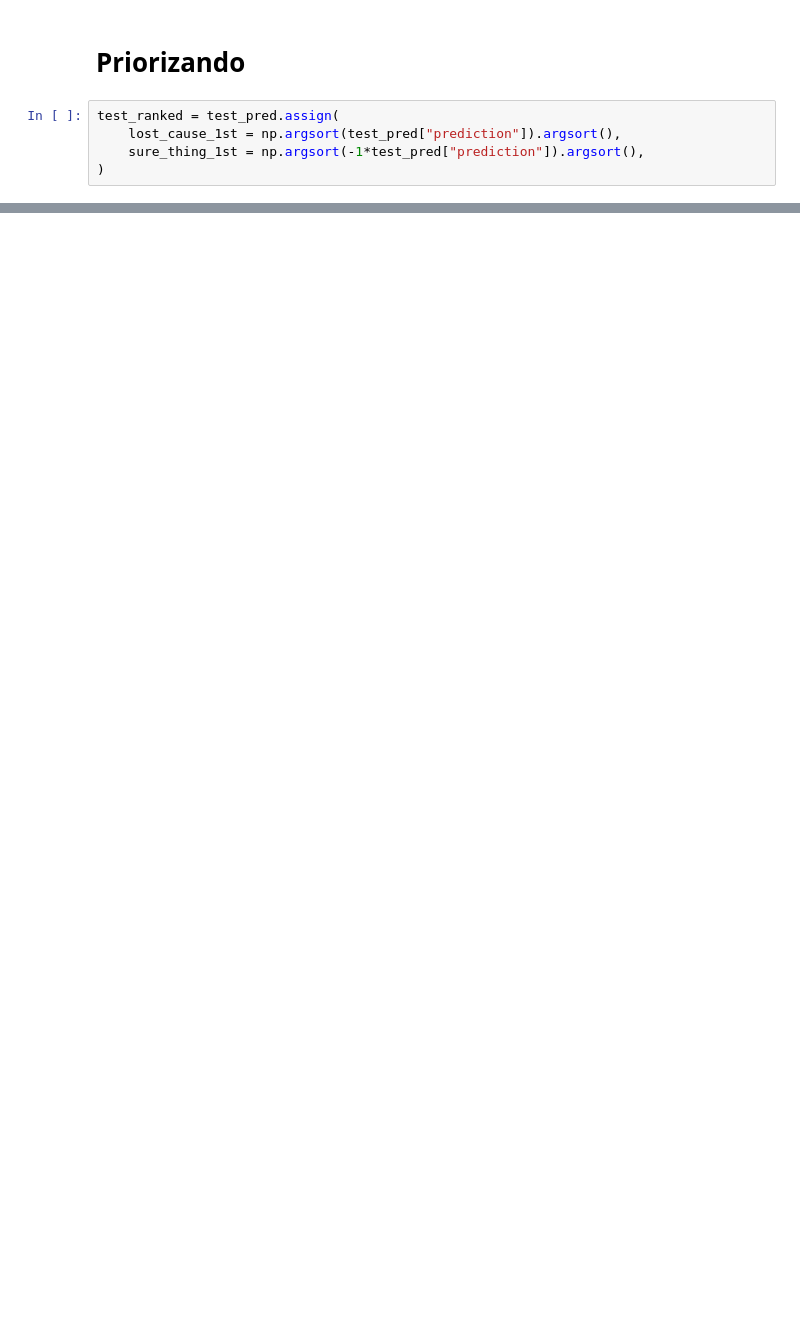
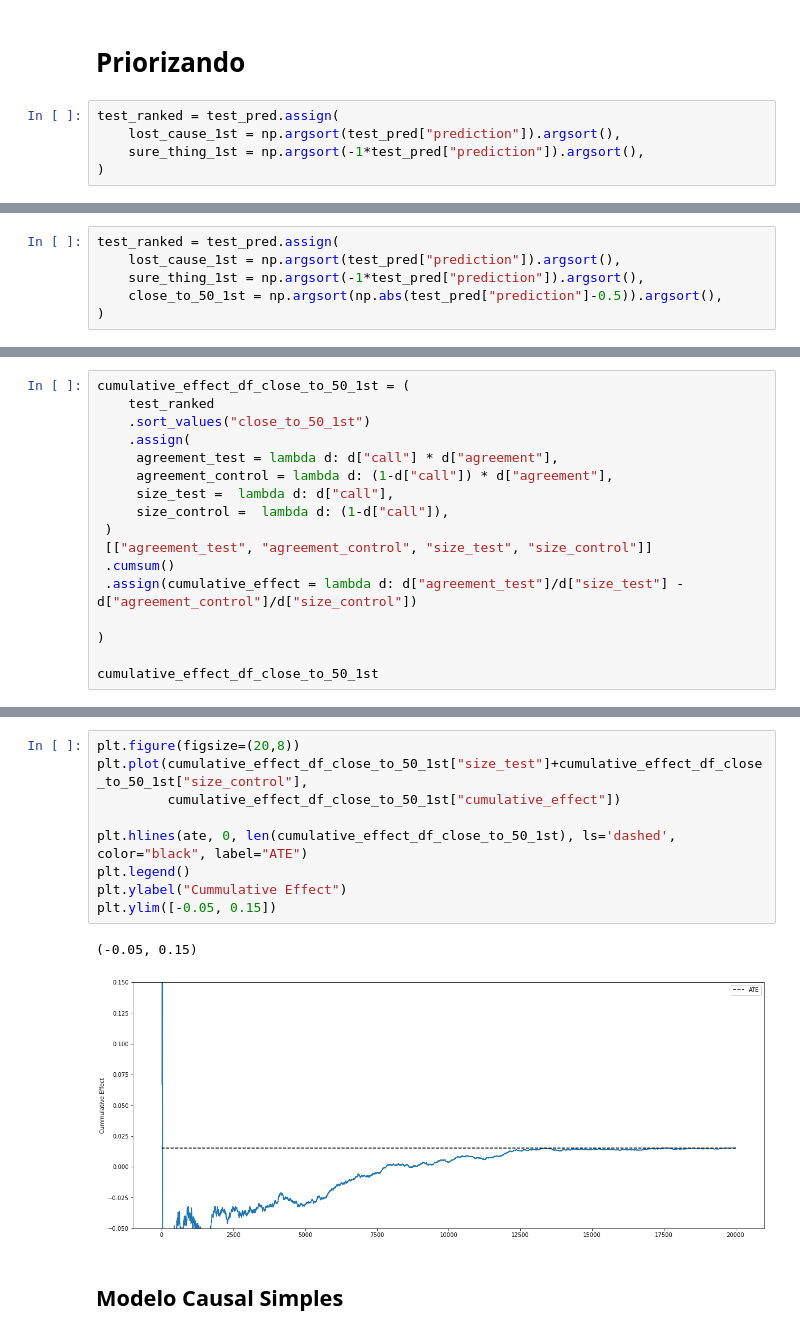
Before and after one commit to matheusfacure/exploratory-notebooks, a Jupyter notebook: EBEST-2024-priorizacao-de-chamadas.ipynb, the cells around one changed output, grey strips where cells are left out. Drawn from its saved outputs; the diff is of its cells as text; blank space fills up the shorter version.

```diff
--- a/EBEST-2024-priorizacao-de-chamadas.ipynb
+++ b/EBEST-2024-priorizacao-de-chamadas.ipynb
@@ -163,0 +264,6 @@ Name: agreement, dtype: float64
+# %%
+test_ranked = test_pred.assign(
+    lost_cause_1st = np.argsort(test_pred["prediction"]).argsort(),
+    sure_thing_1st = np.argsort(-1*test_pred["prediction"]).argsort(),
+    close_to_50_1st = np.argsort(np.abs(test_pred["prediction"]-0.5)).argsort(),
+)
@@ -163,0 +272,17 @@ Name: agreement, dtype: float64
+# %%
+cumulative_effect_df_close_to_50_1st = (
+    test_ranked
+    .sort_values("close_to_50_1st")
+    .assign(
+     agreement_test = lambda d: d["call"] * d["agreement"],
+     agreement_control = lambda d: (1-d["call"]) * d["agreement"],
+     size_test =  lambda d: d["call"],
+     size_control =  lambda d: (1-d["call"]),
+ )
+ [["agreement_test", "agreement_control", "size_test", "size_control"]]
+ .cumsum()
+ .assign(cumulative_effect = lambda d: d["agreement_test"]/d["size_test"] - d["agreement_control"]/d["size_control"])
+
+)
+
+cumulative_effect_df_close_to_50_1st
@@ -163,0 +303,14 @@ Name: agreement, dtype: float64
+# %%
+plt.figure(figsize=(20,8))
+plt.plot(cumulative_effect_df_close_to_50_1st["size_test"]+cumulative_effect_df_close_to_50_1st["size_control"],
+         cumulative_effect_df_close_to_50_1st["cumulative_effect"])
+
+plt.hlines(ate, 0, len(cumulative_effect_df_close_to_50_1st), ls='dashed', color="black", label="ATE")
+plt.legend()
+plt.ylabel("Cummulative Effect")
+plt.ylim([-0.05, 0.15])
+# %% [output]
+(-0.05, 0.15)
+[figure, added]
+# %% [markdown]
+## Modelo Causal Simples
```
Also changed, not shown: parts of 26 cells of this notebook.
